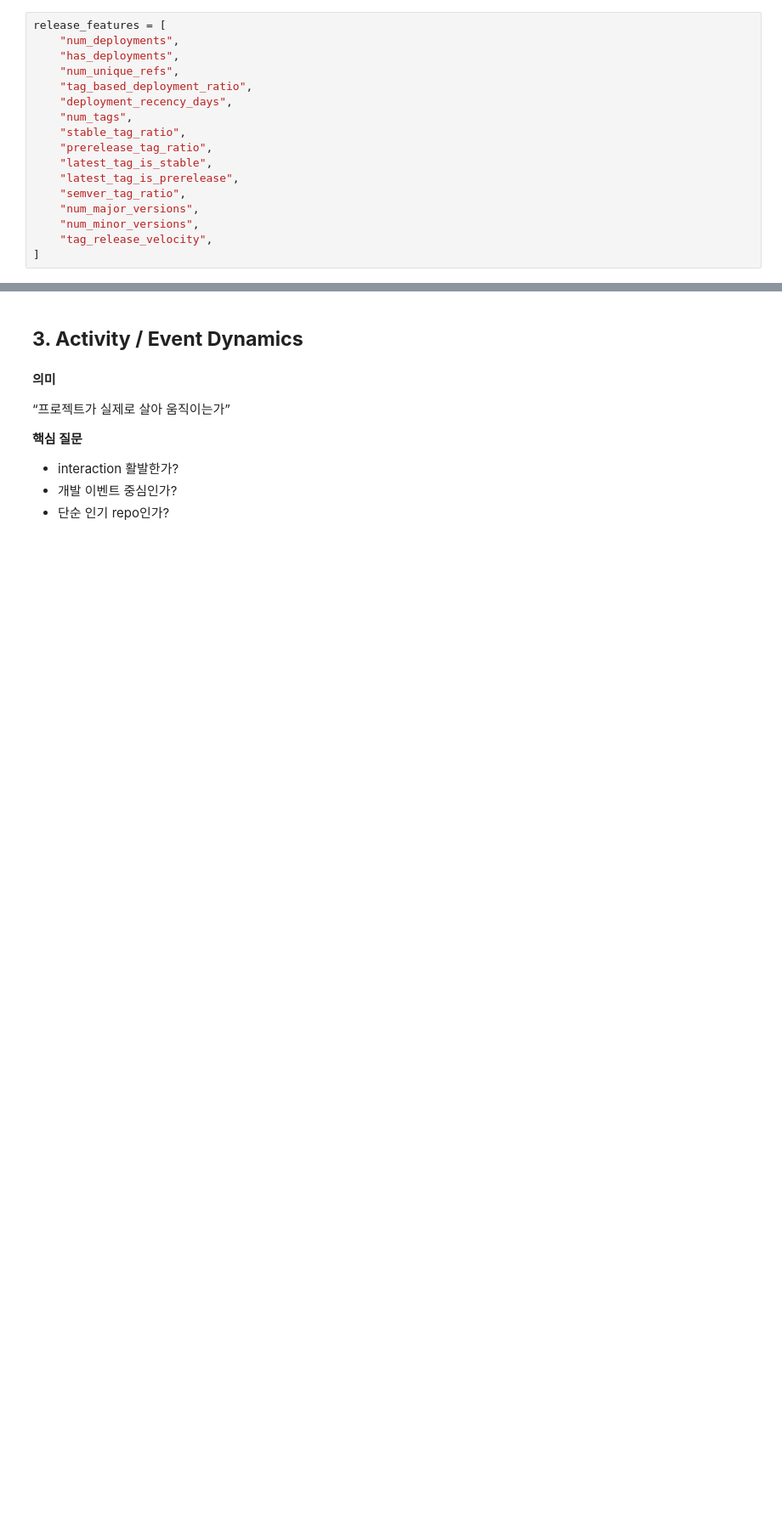
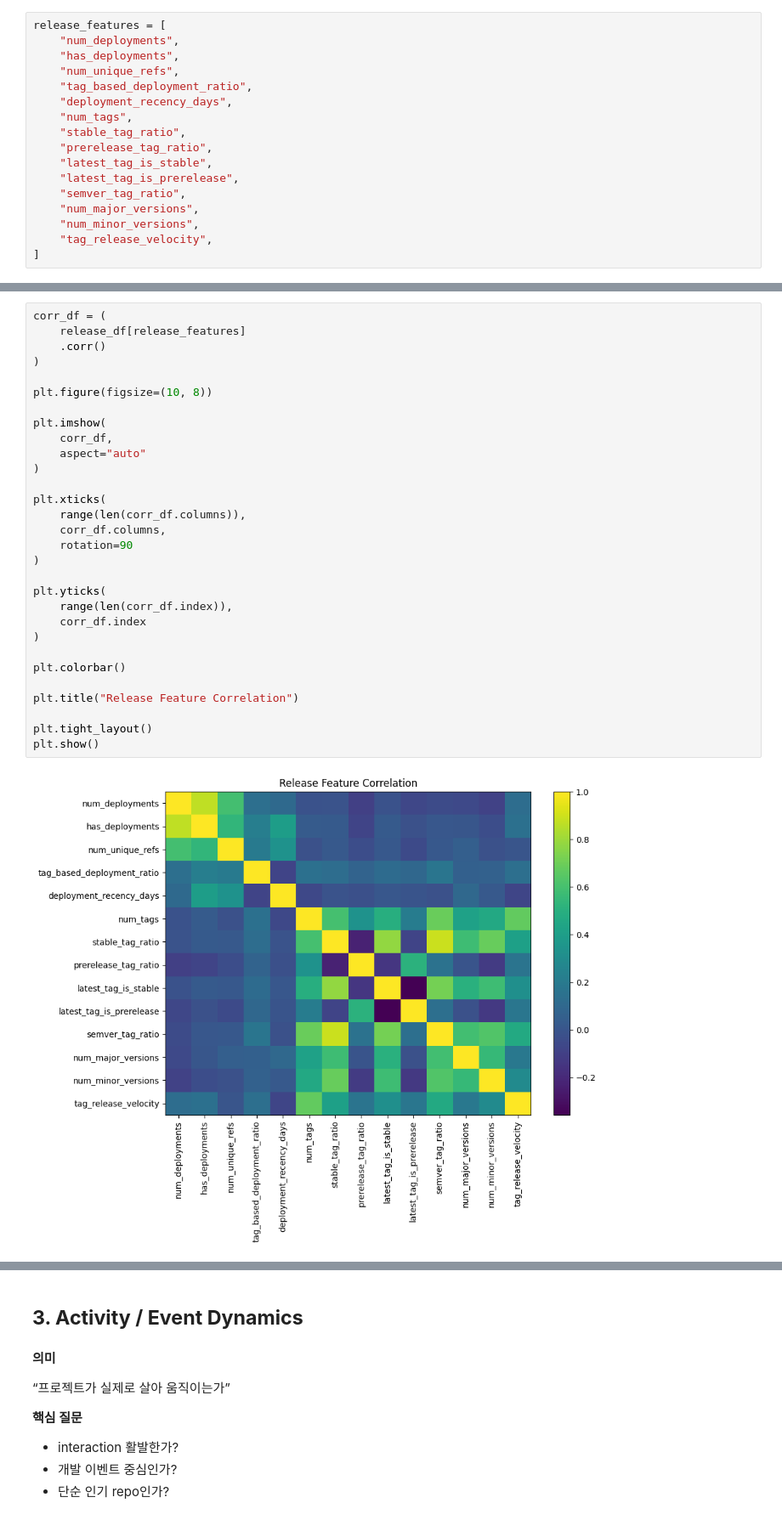
Before and after one commit to OpenSource-2026/oss-health-data, a Jupyter notebook: src/1_FEATURE.ipynb, the cells around one changed output, grey strips where cells are left out. Shown at 85% size. Drawn from its saved outputs; the diff is of its cells as text; blank space fills up the shorter version.

```diff
--- a/src/1_FEATURE.ipynb
+++ b/src/1_FEATURE.ipynb
@@ -455,0 +635,32 @@ release_features = [
+# %%
+corr_df = (
+    release_df[release_features]
+    .corr()
+)
+
+plt.figure(figsize=(10, 8))
+
+plt.imshow(
+    corr_df,
+    aspect="auto"
+)
+
+plt.xticks(
+    range(len(corr_df.columns)),
+    corr_df.columns,
+    rotation=90
+)
+
+plt.yticks(
+    range(len(corr_df.index)),
+    corr_df.index
+)
+
+plt.colorbar()
+
+plt.title("Release Feature Correlation")
+
+plt.tight_layout()
+plt.show()
+# %% [output]
+[figure, added]
```
Also changed, not shown: parts of 14 cells of this notebook.
